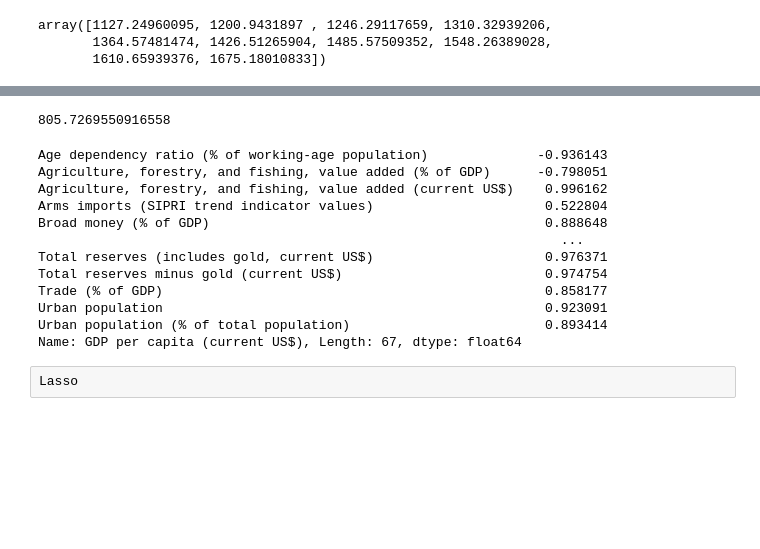
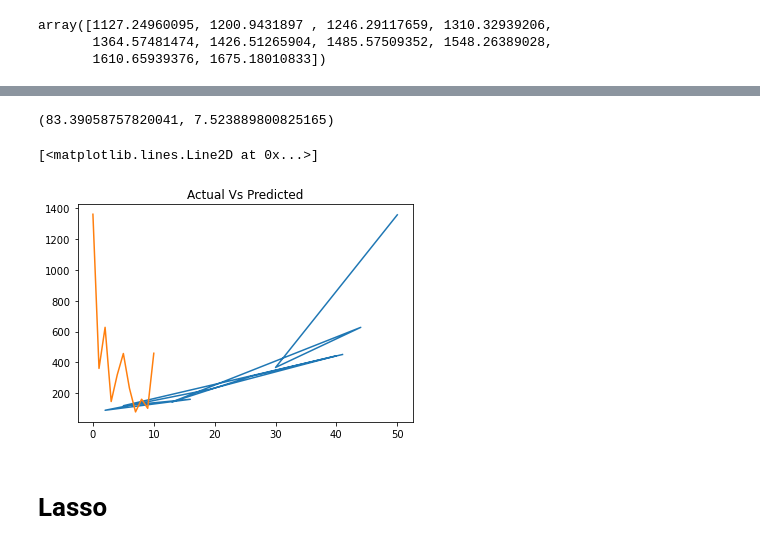
Before and after one commit to joshianirudh/DataAnalyticsProject, a Jupyter notebook: Forecasting.ipynb, the cells around one changed output, grey strips where cells are left out. Drawn from its saved outputs; the diff is of its cells as text; code cells hidden in the pictures; blank space fills up the shorter version.

```diff
--- a/Forecasting.ipynb
+++ b/Forecasting.ipynb
@@ -79,0 +83,14 @@ Time-Series Models
+# %%
+def adfTest(dataframe, column_name):
+    result = adfuller(dataframe[column_name])
+    print(i)
+    print('ADF Statistic: %f' % result[0])
+    print('p-value: %f' % result[1])
+    if result[0] < result[4]["5%"]:
+        print ("Reject Ho - Time Series is Stationary")
+    else:
+        print ("Failed to Reject Ho - Time Series is Non-Stationary")
+    print('\n')
+# %%
+for i in columns[1:]:
+    adfTest(df, i)
@@ -231,3 +185,7 @@ Regression Models
+# %%
+x = df[[i for i in columns if i not in['GDP per capita (current US$)','year']]]
+y = df['GDP per capita (current US$)']
+x_train,x_test,y_train,y_test = train_test_split(x,y,test_size=1/6,random_state=24)
 # %%
 lr = LinearRegression().fit(x_train,y_train)
 # %%
@@ -241,22 +219,14 @@ array([ 113.05097401,  163.53975826,  345.78647257, 1619.73357572,
 # %%
-mean_squared_error(pred,y_test)
+mean_squared_error(pred,y_test),mean_absolute_error(pred,y_test)
 # %% [output]
-805.7269550916558
+(83.39058757820041, 7.523889800825165)
-# %%
-df.corr()["GDP per capita (current US$)"]
-# %% [output]
-Age dependency ratio (% of working-age population)              -0.936143
-Agriculture, forestry, and fishing, value added (% of GDP)      -0.798051
-Agriculture, forestry, and fishing, value added (current US$)    0.996162
-Arms imports (SIPRI trend indicator values)                      0.522804
-Broad money (% of GDP)                                           0.888648
-                                                                   ...
-Total reserves (includes gold, current US$)                      0.976371
-Total reserves minus gold (current US$)                          0.974754
-Trade (% of GDP)                                                 0.858177
-Urban population                                                 0.923091
-Urban population (% of total population)                         0.893414
-Name: GDP per capita (current US$), Length: 67, dtype: float64
-# %% [raw]
-Lasso
+# %%
+plt.title("Actual Vs Predicted")
+plt.plot(y_test)
+plt.plot(pred)
+# %% [output]
+[<matplotlib.lines.Line2D at 0x...>]
+[figure, added]
+# %% [markdown]
+# Lasso
 # %%
```
Also changed, not shown: parts of 34 cells of this notebook, 1 other file.
